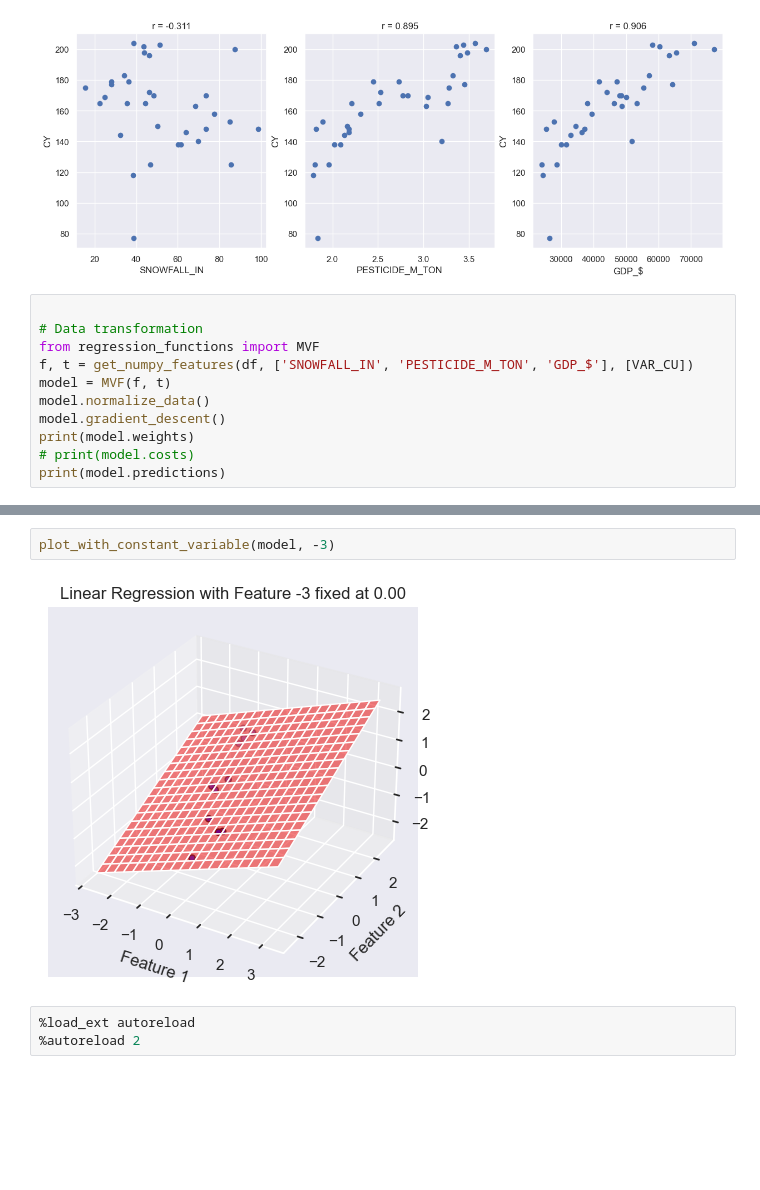
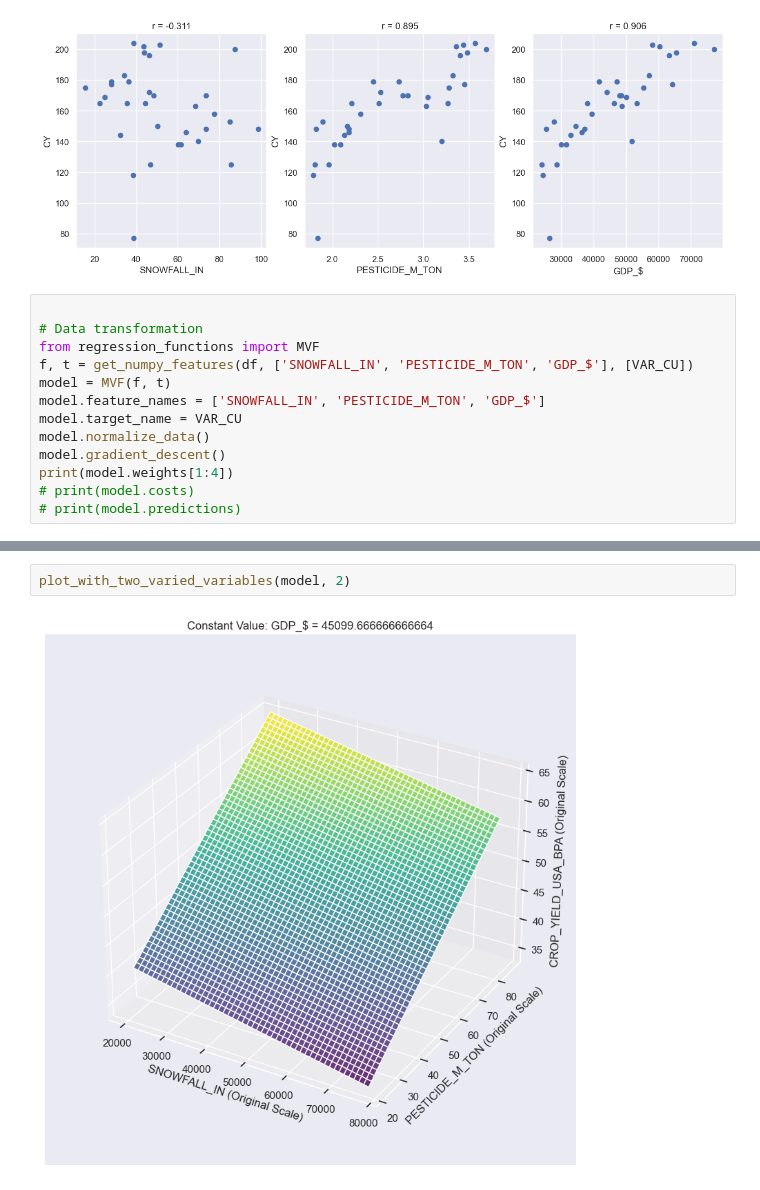
Before and after one commit to Aryanaut/DTP3_CropYield, a Jupyter notebook: src/main.ipynb, the cells around one changed output, grey strips where cells are left out. Drawn from its saved outputs; the diff is of its cells as text; blank space fills up the shorter version.

Commit message:
demo visualization

```diff
--- a/src/main.ipynb
+++ b/src/main.ipynb
@@ -128,11 +131,13 @@ plt.savefig("../data/figures/chosendep.png")
 from regression_functions import MVF
 f, t = get_numpy_features(df, ['SNOWFALL_IN', 'PESTICIDE_M_TON', 'GDP_$'], [VAR_CU])
 model = MVF(f, t)
+model.feature_names = ['SNOWFALL_IN', 'PESTICIDE_M_TON', 'GDP_$']
+model.target_name = VAR_CU
 model.normalize_data()
 model.gradient_descent()
-print(model.weights)
+print(model.weights[1:4])
 # print(model.costs)
-print(model.predictions)
+# print(model.predictions)
 # %% [output]
 [[-0.08994607]
  [ 0.37866315]
@@ -180,7 +220,4 @@ def plot_with_constant_variable(model, constant_feature_index, constant_value=No
-# %%
-plot_with_constant_variable(model, -3)
-# %% [output]
-[figure, removed]
-# %%
-%load_ext autoreload
-%autoreload 2
+# %%
+plot_with_two_varied_variables(model, 2)
+# %% [output]
+[figure, added]
```
Also changed, not shown: parts of 3 cells of this notebook, 1 other file.
